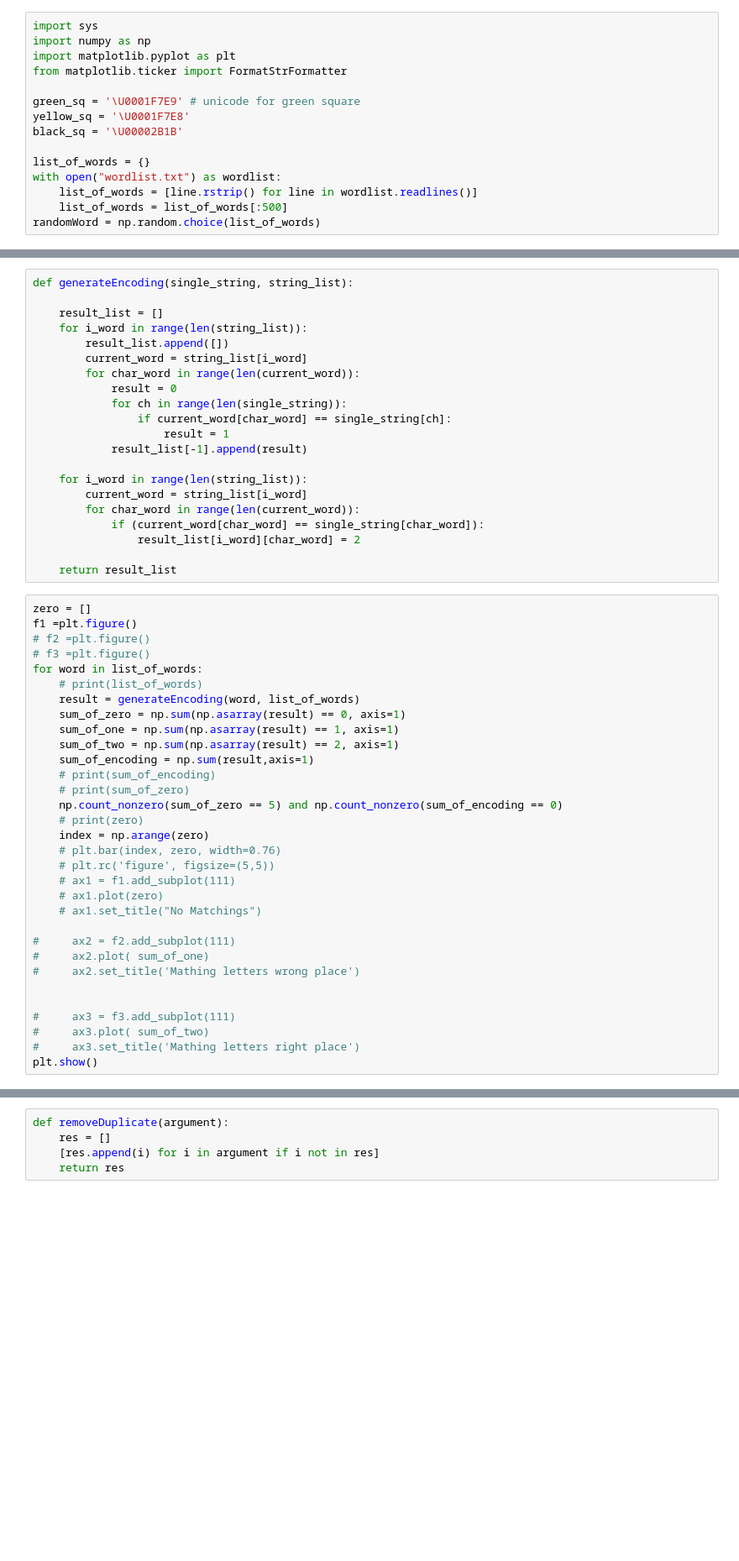
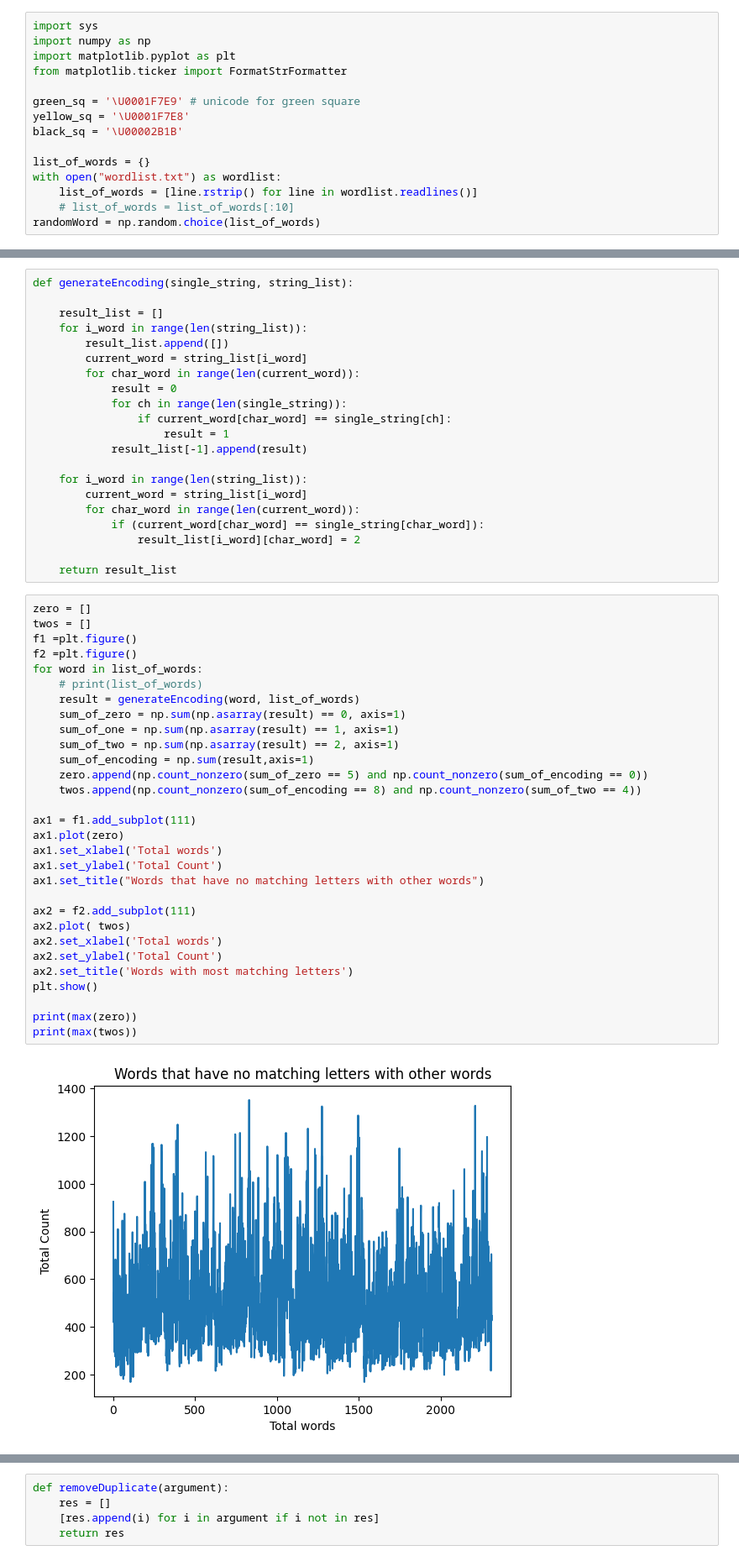
Before and after one commit to vijaykarki/Wordle, a Jupyter notebook: Wordle.ipynb, the cells around one changed output, grey strips where cells are left out. Shown at 84% size. Cells and saved outputs as stored; diff of their text form; blank space fills up the shorter version.

```diff
--- a/Wordle.ipynb
+++ b/Wordle.ipynb
@@ -11,7 +11,7 @@ black_sq = '\U00002B1B'
 list_of_words = {}
 with open("wordlist.txt") as wordlist:
     list_of_words = [line.rstrip() for line in wordlist.readlines()]
-    list_of_words = list_of_words[:500]
+    # list_of_words = list_of_words[:10]
 randomWord = np.random.choice(list_of_words)
 # %%
 def getWord(argument):
@@ -49,34 +49,33 @@ def generateEncoding(single_string, string_list):
     return result_list
 # %%
 zero = []
+twos = []
 f1 =plt.figure()
-# f2 =plt.figure()
-# f3 =plt.figure()
+f2 =plt.figure()
 for word in list_of_words:
     # print(list_of_words)
     result = generateEncoding(word, list_of_words)
     sum_of_zero = np.sum(np.asarray(result) == 0, axis=1)
     sum_of_one = np.sum(np.asarray(result) == 1, axis=1)
     sum_of_two = np.sum(np.asarray(result) == 2, axis=1)
     sum_of_encoding = np.sum(result,axis=1)
-    # print(sum_of_encoding)
-    # print(sum_of_zero)
-    np.count_nonzero(sum_of_zero == 5) and np.count_nonzero(sum_of_encoding == 0)
-    # print(zero)
-    index = np.arange(zero)
-    # plt.bar(index, zero, width=0.76)
-    # plt.rc('figure', figsize=(5,5))
-    # ax1 = f1.add_subplot(111)
-    # ax1.plot(zero)
-    # ax1.set_title("No Matchings")
+    zero.append(np.count_nonzero(sum_of_zero == 5) and np.count_nonzero(sum_of_encoding == 0))
+    twos.append(np.count_nonzero(sum_of_encoding == 8) and np.count_nonzero(sum_of_two == 4))
 
-#     ax2 = f2.add_subplot(111)
-#     ax2.plot( sum_of_one)
-#     ax2.set_title('Mathing letters wrong place')
+ax1 = f1.add_subplot(111)
+ax1.plot(zero)
+ax1.set_xlabel('Total words')
+ax1.set_ylabel('Total Count')
+ax1.set_title("Words that have no matching letters with other words")
 
+ax2 = f2.add_subplot(111)
+ax2.plot( twos)
+ax2.set_xlabel('Total words')
+ax2.set_ylabel('Total Count')
+ax2.set_title('Words with most matching letters')
+plt.show()
 
-#     ax3 = f3.add_subplot(111)
-#     ax3.plot( sum_of_two)
-#     ax3.set_title('Mathing letters right place')
-plt.show()
+print(max(zero))
+print(max(twos))
 # %% [output]
+[figure, added]
```
Also changed, not shown: parts of 2 cells of this notebook, 4 other files.
